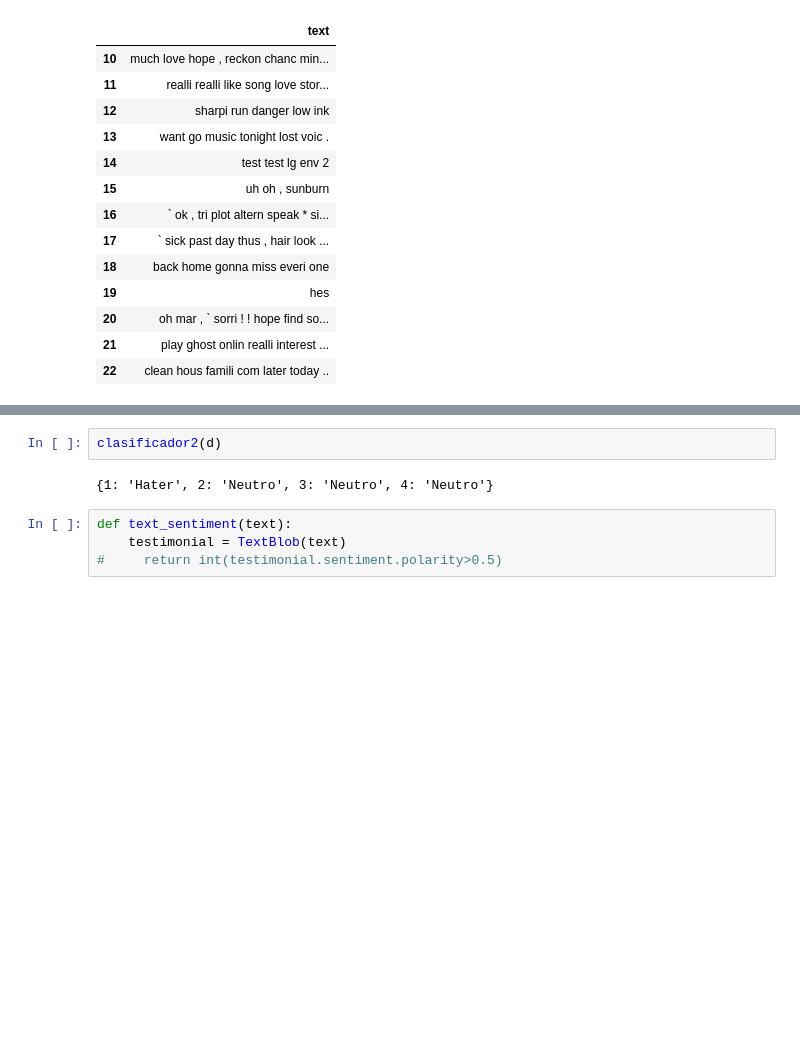
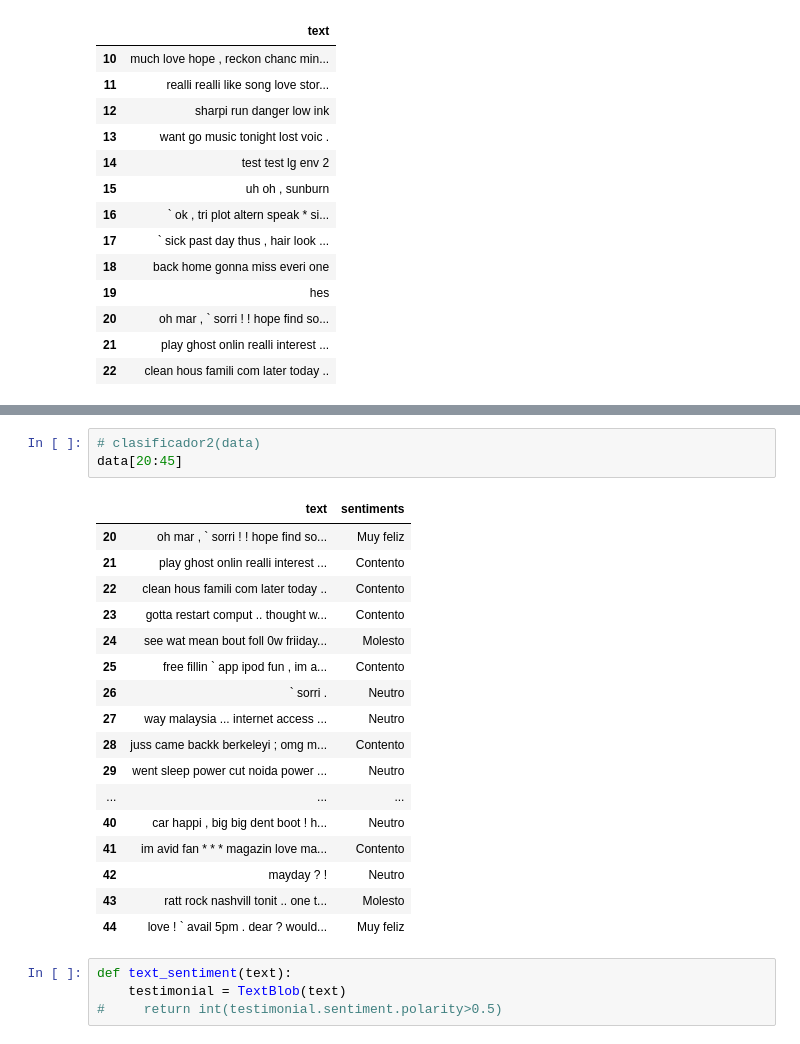
Before and after one commit to gloalvale/BAG2023-24, a Jupyter notebook: EXAMEN BAG/Prueba examen.ipynb, the cells around one changed output, grey strips where cells are left out. Cells and saved outputs as stored; diff of their text form; blank space fills up the shorter version.

```diff
--- a/EXAMEN BAG/Prueba examen.ipynb
+++ b/EXAMEN BAG/Prueba examen.ipynb
@@ -518,7 +553,24 @@ def clasificador2(dataset):
 # %%
-clasificador2(d)
+# clasificador2(data)
+data[20:45]
 # %% [output]
-{1: 'Hater', 2: 'Neutro', 3: 'Neutro', 4: 'Neutro'}
+|  | text | sentiments |
+| 20 | oh mar , ` sorri ! ! hope find so... | Muy feliz |
+| 21 | play ghost onlin realli interest ... | Contento |
+| 22 | clean hous famili com later today .. | Contento |
+| 23 | gotta restart comput .. thought w... | Contento |
+| 24 | see wat mean bout foll 0w friiday... | Molesto |
+| 25 | free fillin ` app ipod fun , im a... | Contento |
+| 26 | ` sorri . | Neutro |
+| 27 | way malaysia ... internet access ... | Neutro |
+| 28 | juss came backk berkeleyi ; omg m... | Contento |
+| 29 | went sleep power cut noida power ... | Neutro |
+| ... | ... | ... |
+| 40 | car happi , big big dent boot ! h... | Neutro |
+| 41 | im avid fan * * * magazin love ma... | Contento |
+| 42 | mayday ? ! | Neutro |
+| 43 | ratt rock nashvill tonit .. one t... | Molesto |
+| 44 | love ! ` avail 5pm . dear ? would... | Muy feliz |
 # %%
 def text_sentiment(text):
     testimonial = TextBlob(text)
```
Also changed, not shown: parts of 14 cells of this notebook.
